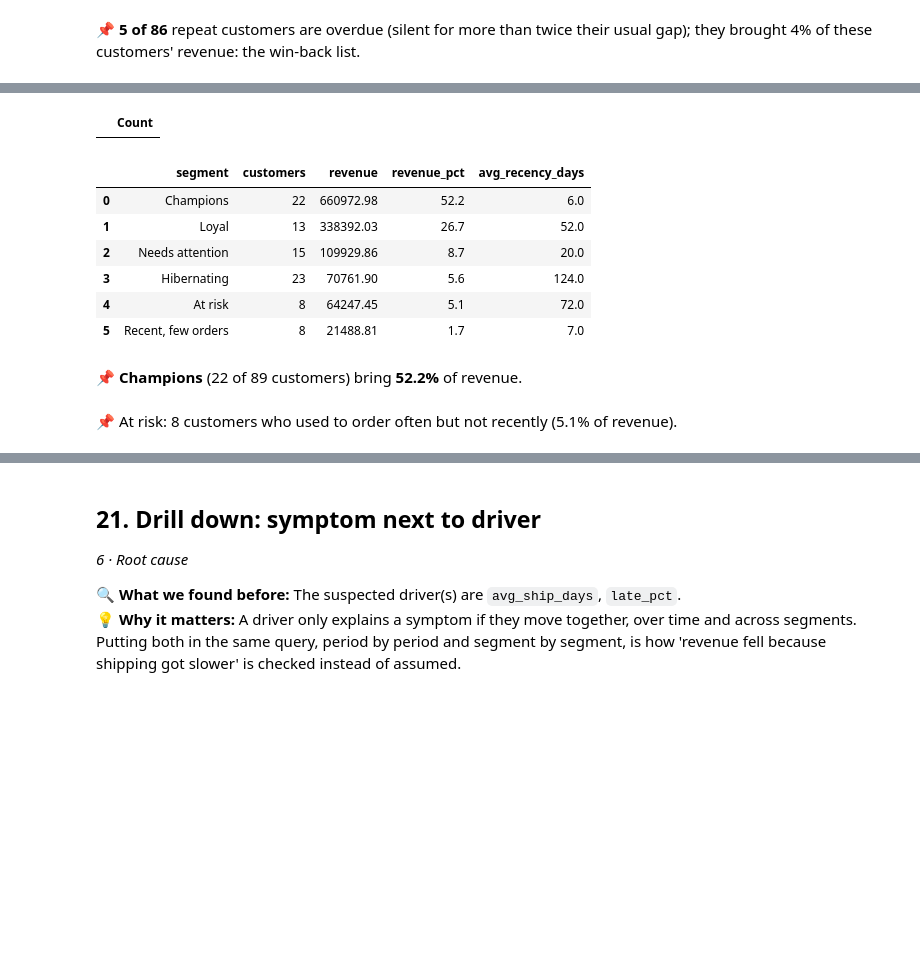
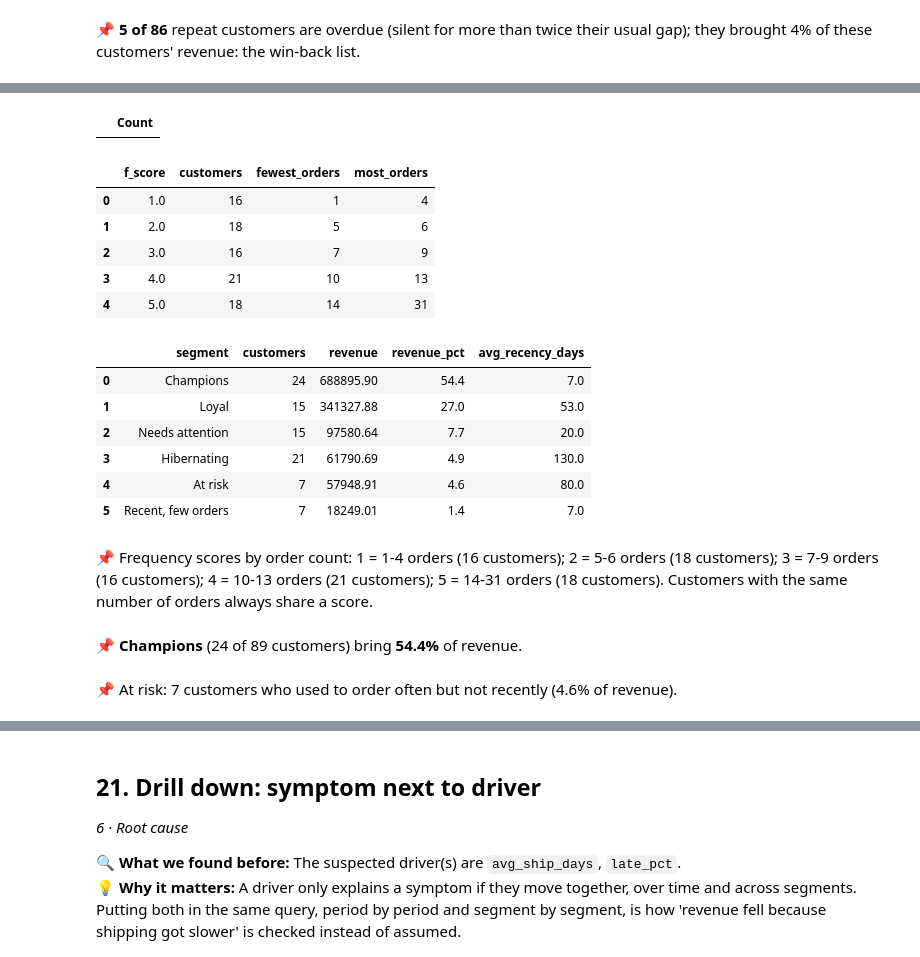
Before and after one commit to joelraj18/autosql, a Jupyter notebook: examples/northwind/Northwind_sales_analysis.ipynb, the cells around one changed output, grey strips where cells are left out. Cells and saved outputs as stored; diff of their text form; code cells hidden in the pictures; blank space fills up the shorter version.

```diff
--- a/examples/northwind/Northwind_sales_analysis.ipynb
+++ b/examples/northwind/Northwind_sales_analysis.ipynb
@@ -3305,12 +3819,14 @@ result = list(outputs.values())[-1] if outputs else pd.DataFrame()
 # 📌 What we found
 run = result
 cols = list(run.columns)
-half = run[run["running_pct_of_total"].astype(float) >= 50].iloc[0]
-when = "-".join(str(int(half[c])) for c in cols[:2])
+unit = 'quarter'
+labels = [period_label(unit, row[cols[0]], row[cols[1]] if unit != "year" else 0) for _, row in run.iterrows()]
+half_at = int((run["running_pct_of_total"].astype(float) >= 50).to_numpy().argmax())
+half, when = run.iloc[half_at], labels[half_at]
 metrics["half_reached"] = when
 plt.figure(figsize=(9, 3.5))
 plt.plot(range(len(run)), run["running_revenue"].astype(float), color=C_SERIES, marker="o", markersize=5)
-plt.xticks(range(len(run)), ["-".join(str(int(v)) for v in row) for row in run[cols[:2]].itertuples(index=False)], rotation=45)
+plt.xticks(range(len(run)), labels, rotation=45)
 plt.title("Running total of revenue"); plt.tight_layout(); plt.show()
 note(f"Half of all revenue had been reached by **{when}** ({float(half['running_pct_of_total']):.1f}% at that point).")
 # %% [output]
@@ -4581,7 +5132,7 @@ ORDER  BY revenue DESC, segment;
 </details>
 # %%
 outputs = {}
-# View `customer_rfm`: NTILE scores per customer
+# View `customer_rfm`: tie-safe 1-5 scores per customer
 outputs['rfm_view'] = sql(r"""
 CREATE OR REPLACE VIEW customer_rfm AS
 WITH customer_totals AS (
@@ -4596,9 +5147,9 @@ WITH customer_totals AS (
 ),
 scored AS (
     SELECT t.*,
-           NTILE(5) OVER (ORDER BY recency_days DESC, customer_id) AS r_score,   -- 5 = most recent
-           NTILE(5) OVER (ORDER BY frequency, customer_id) AS f_score,            -- 5 = most orders
-           NTILE(5) OVER (ORDER BY monetary, customer_id) AS m_score              -- 5 = most revenue
+           CEIL(ROUND(5 * CUME_DIST() OVER (ORDER BY recency_days DESC), 9)) AS r_score,   -- 5 = most recent
+           CEIL(ROUND(5 * CUME_DIST() OVER (ORDER BY frequency), 9)) AS f_score,   -- 5 = most orders
+           CEIL(ROUND(5 * CUME_DIST() OVER (ORDER BY monetary), 9)) AS m_score    -- 5 = most revenue
     FROM   customer_totals t
 )
 SELECT s.*,
@@ -4612,43 +5163,67 @@ SELECT s.*,
 FROM   scored s
 """)
 display(outputs['rfm_view'].head(20))
+# Order counts behind each frequency score
+outputs['rfm_scores'] = sql(r"""
+SELECT f_score,
+       COUNT(*) AS customers,
+       MIN(frequency) AS fewest_orders,
+       MAX(frequency) AS most_orders
+FROM   customer_rfm
+GROUP  BY f_score
+ORDER  BY f_score
+""")
+display(outputs['rfm_scores'].head(20))
 # Customers and revenue per segment
 outputs['rfm_segments'] = sql(r"""
 SELECT segment,
        COUNT(*) AS customers,
        ROUND(SUM(monetary), 2) AS revenue,
        ROUND(100.0 * SUM(monetary) / NULLIF((SELECT SUM(monetary) FROM customer_rfm), 0), 1) AS revenue_pct,
        ROUND(AVG(recency_days), 0) AS avg_recency_days
 FROM   customer_rfm
 GROUP  BY segment
 ORDER  BY revenue DESC, segment
 """)
 display(outputs['rfm_segments'].head(20))
 result = list(outputs.values())[-1] if outputs else pd.DataFrame()
 # 📌 What we found
+fs = outputs["rfm_scores"]
+overlaps = int((fs["fewest_orders"].iloc[1:].to_numpy() <= fs["most_orders"].iloc[:-1].to_numpy()).sum())
+metrics["rfm_ties_split"] = overlaps                 # 0: no order count is split across two F scores
+note("Frequency scores by order count: " + "; ".join(f"{int(r.f_score)} = {int(r.fewest_orders)}" +
+     (f"-{int(r.most_orders)}" if r.most_orders != r.fewest_orders else "") + f" orders ({int(r.customers)} customers)"
+     for r in fs.itertuples()) + ". Customers with the same number of orders always share a score.")
 seg = outputs["rfm_segments"]
 metrics["rfm"] = {r.segment: {"customers": int(r.customers), "revenue_pct": float(r.revenue_pct)} for r in seg.itertuples()}
 top = seg.iloc[0]
 metrics["rfm_top_share"] = (str(top.segment), float(top.revenue_pct), int(top.customers))
 plt.figure(figsize=(8, 3.5))
 plt.barh(seg["segment"].iloc[::-1], seg["revenue_pct"].astype(float).iloc[::-1], color=C_SERIES, height=0.6)
 plt.xlabel("% of revenue"); plt.title("Revenue share by RFM segment"); plt.tight_layout(); plt.show()
 total = int(seg["customers"].sum())
 note(f"**{top.segment}** ({int(top.customers):,} of {total:,} customers) bring **{float(top.revenue_pct):.1f}%** of revenue.")
 risk = seg[seg["segment"] == "At risk"]
 if len(risk):
     note(f"At risk: {int(risk.customers.iloc[0]):,} customers who used to order often but not recently ({float(risk.revenue_pct.iloc[0]):.1f}% of revenue).")
 # %% [output]
 |  | Count |
-|  | segment | customers | revenue | revenue_pct | avg_recency_days |
-| 0 | Champions | 22 | 660972.98 | 52.2 | 6.0 |
-| 1 | Loyal | 13 | 338392.03 | 26.7 | 52.0 |
-| 2 | Needs attention | 15 | 109929.86 | 8.7 | 20.0 |
-| 3 | Hibernating | 23 | 70761.90 | 5.6 | 124.0 |
-| 4 | At risk | 8 | 64247.45 | 5.1 | 72.0 |
-| 5 | Recent, few orders | 8 | 21488.81 | 1.7 | 7.0 |
+|  | f_score | customers | fewest_orders | most_orders |
+| 0 | 1.0 | 16 | 1 | 4 |
+| 1 | 2.0 | 18 | 5 | 6 |
+| 2 | 3.0 | 16 | 7 | 9 |
+| 3 | 4.0 | 21 | 10 | 13 |
+| 4 | 5.0 | 18 | 14 | 31 |
+|  | segment | customers | revenue | revenue_pct | avg_recency_days |
+| 0 | Champions | 24 | 688895.90 | 54.4 | 7.0 |
+| 1 | Loyal | 15 | 341327.88 | 27.0 | 53.0 |
+| 2 | Needs attention | 15 | 97580.64 | 7.7 | 20.0 |
+| 3 | Hibernating | 21 | 61790.69 | 4.9 | 130.0 |
+| 4 | At risk | 7 | 57948.91 | 4.6 | 80.0 |
+| 5 | Recent, few orders | 7 | 18249.01 | 1.4 | 7.0 |
-📌 **Champions** (22 of 89 customers) bring **52.2%** of revenue.
+📌 Frequency scores by order count: 1 = 1-4 orders (16 customers); 2 = 5-6 orders (18 customers); 3 = 7-9 orders (16 customers); 4 = 10-13 orders (21 customers); 5 = 14-31 orders (18 customers). Customers with the same number of orders always share a score.
-📌 At risk: 8 customers who used to order often but not recently (5.1% of revenue).
+📌 **Champions** (24 of 89 customers) bring **54.4%** of revenue.
+📌 At risk: 7 customers who used to order often but not recently (4.6% of revenue).
 # %% [markdown]
 ## 20. Driver tree: what moved revenue
 
```
Also changed, not shown: parts of 24 cells of this notebook, 9 other files.
